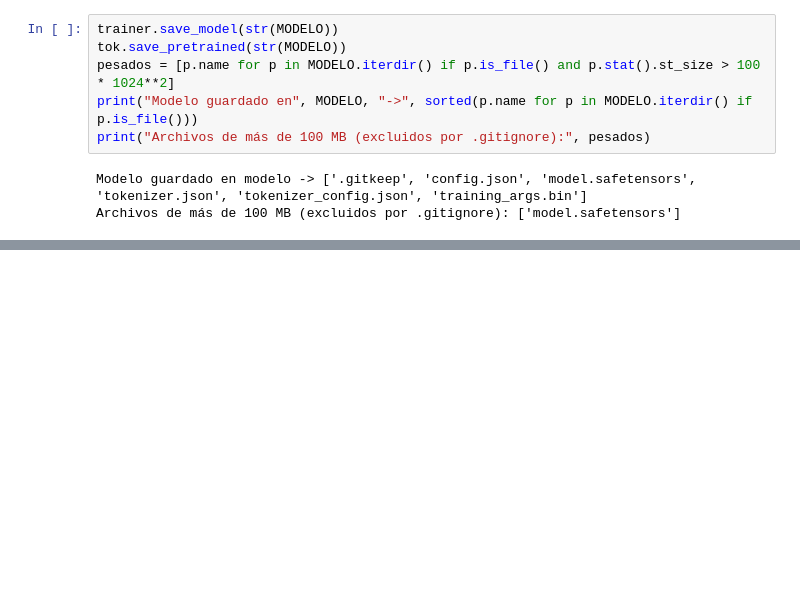
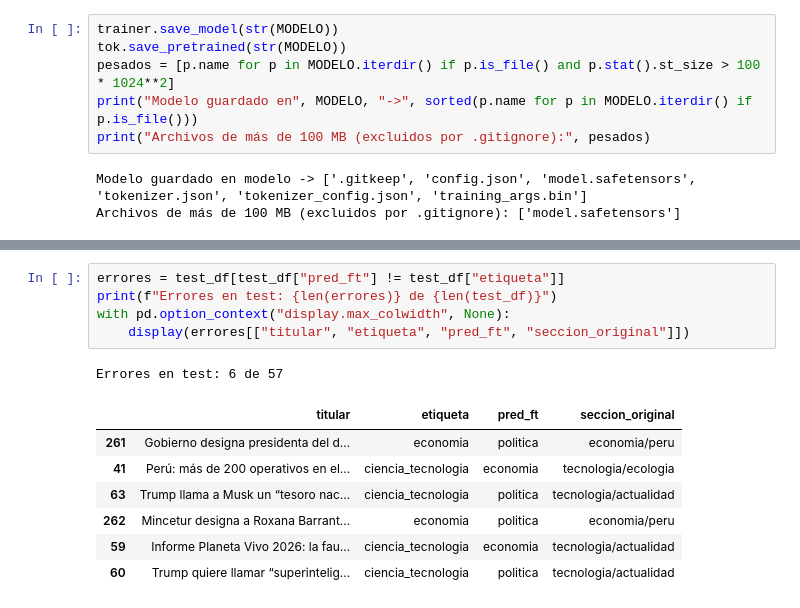
Before and after one commit to IvettexMamani/diplomado-python-2026, a Jupyter notebook: tarea_1/02_clasificacion.ipynb, the cells around one changed output, grey strips where cells are left out. Drawn from its saved outputs; the diff is of its cells as text; blank space fills up the shorter version.

```diff
--- a/tarea_1/02_clasificacion.ipynb
+++ b/tarea_1/02_clasificacion.ipynb
@@ -498,0 +542,14 @@ Archivos de más de 100 MB (excluidos por .gitignore): ['model.safetensors']
+# %%
+errores = test_df[test_df["pred_ft"] != test_df["etiqueta"]]
+print(f"Errores en test: {len(errores)} de {len(test_df)}")
+with pd.option_context("display.max_colwidth", None):
+    display(errores[["titular", "etiqueta", "pred_ft", "seccion_original"]])
+# %% [output]
+Errores en test: 6 de 57
+|  | titular | etiqueta | pred_ft | seccion_original |
+| 261 | Gobierno designa presidenta del d... | economia | politica | economia/peru |
+| 41 | Perú: más de 200 operativos en el... | ciencia_tecnologia | economia | tecnologia/ecologia |
+| 63 | Trump llama a Musk un “tesoro nac... | ciencia_tecnologia | politica | tecnologia/actualidad |
+| 262 | Mincetur designa a Roxana Barrant... | economia | politica | economia/peru |
+| 59 | Informe Planeta Vivo 2026: la fau... | ciencia_tecnologia | economia | tecnologia/actualidad |
+| 60 | Trump quiere llamar “superintelig... | ciencia_tecnologia | politica | tecnologia/actualidad |
```
Also changed, not shown: parts of 6 cells of this notebook.
